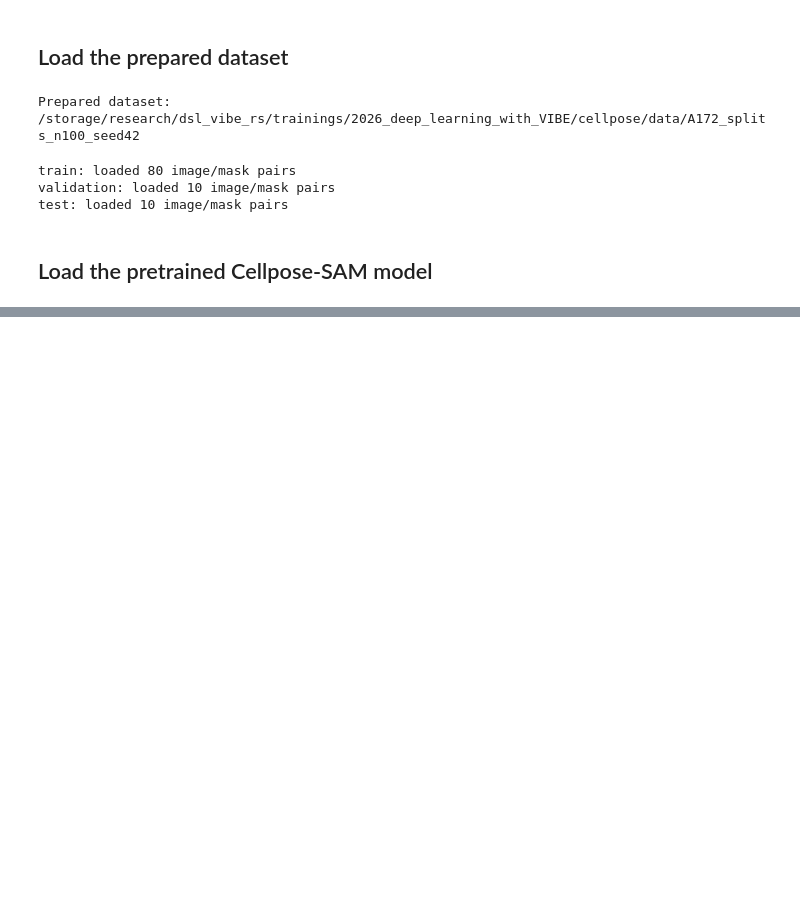
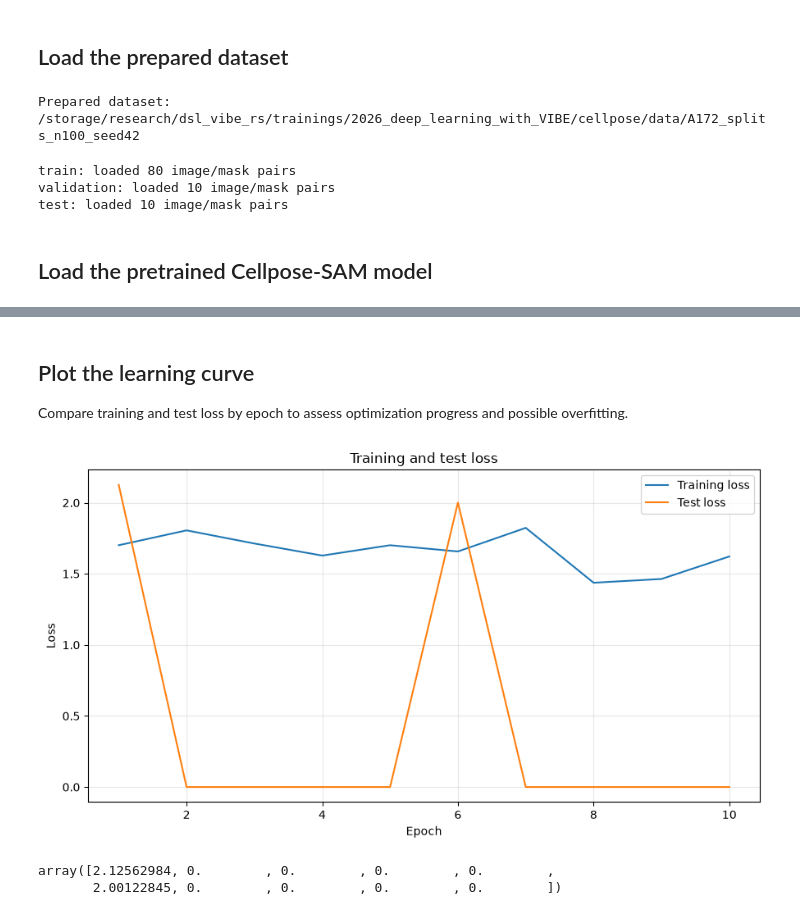
Before and after one commit to rjlopez2/2026_deep_learning_with_VIBE, a Jupyter notebook: cellpose/scripts/02_train_model.ipynb, the cells around one changed output, grey strips where cells are left out. Saved outputs shown, nothing was run; the diff lists cells and outputs as text; code cells hidden in the pictures; blank space fills up the shorter version.

```diff
--- a/cellpose/scripts/02_train_model.ipynb
+++ b/cellpose/scripts/02_train_model.ipynb
@@ -162,0 +207,36 @@ Use `train_data` and `train_labels` for training, and `validation_data` and `val
+# %% [markdown]
+## Plot the learning curve
+
+Compare training and test loss by epoch to assess optimization progress and possible overfitting.
+# %%
+train_loss_values = np.asarray(train_losses, dtype=float).reshape(-1)
+test_loss_values = np.asarray(test_losses, dtype=float).reshape(-1)
+
+if train_loss_values.size == 0:
+    raise ValueError("No training losses were returned; cannot plot the learning curve")
+
+plt.figure(figsize=(9, 5))
+plt.plot(
+    np.arange(1, train_loss_values.size + 1),
+    train_loss_values,
+    label="Training loss",
+)
+if test_loss_values.size:
+    plt.plot(
+        np.arange(1, test_loss_values.size + 1),
+        test_loss_values,
+        label="Test loss",
+    )
+plt.xlabel("Epoch")
+plt.ylabel("Loss")
+plt.title("Training and test loss")
+plt.legend()
+plt.grid(True, alpha=0.3)
+plt.tight_layout()
+# %% [output]
+[figure, added]
+# %%
+test_loss_values
+# %% [output]
+array([2.12562984, 0.        , 0.        , 0.        , 0.        ,
+       2.00122845, 0.        , 0.        , 0.        , 0.        ])
```
Also changed, not shown: parts of 8 cells of this notebook.
